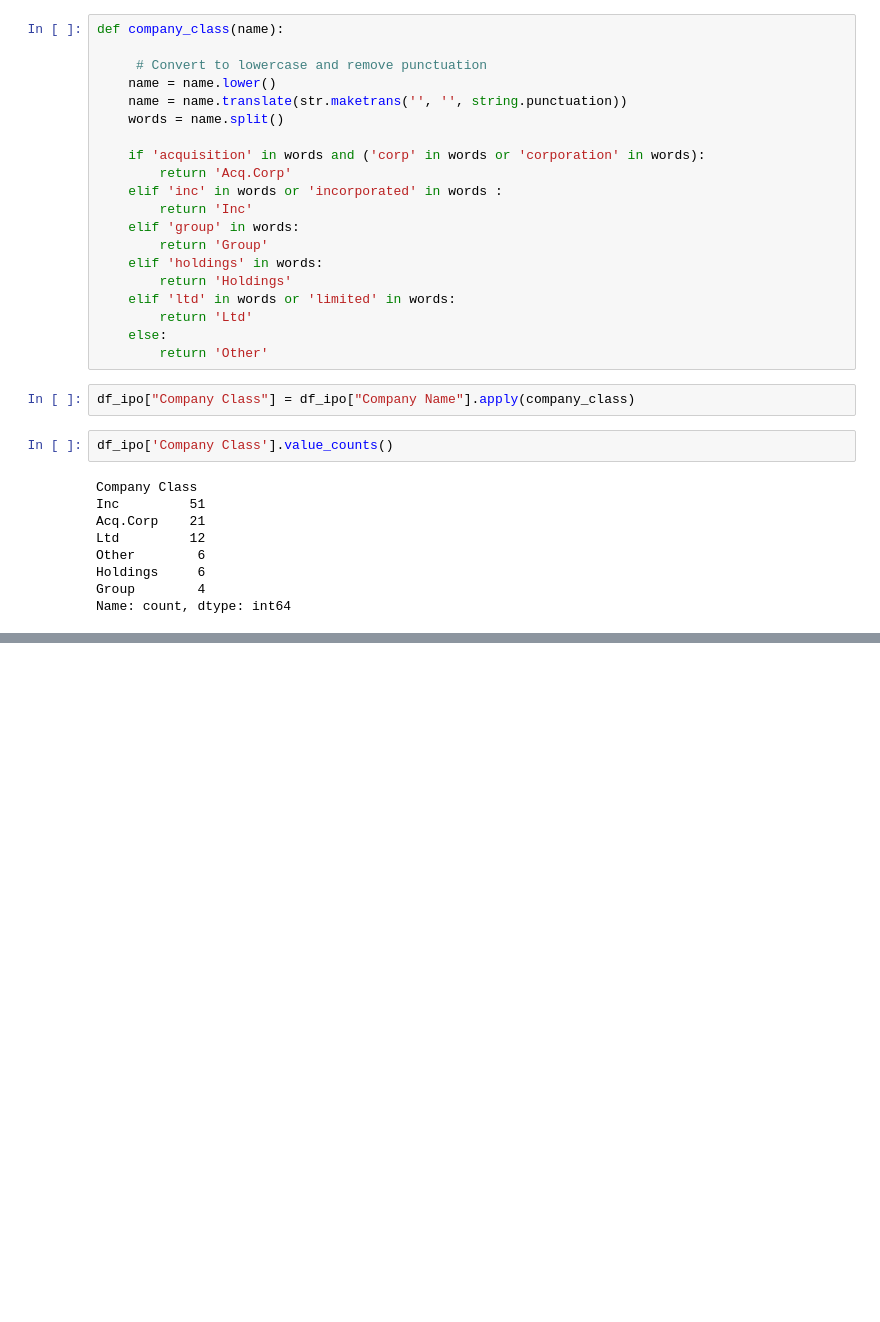
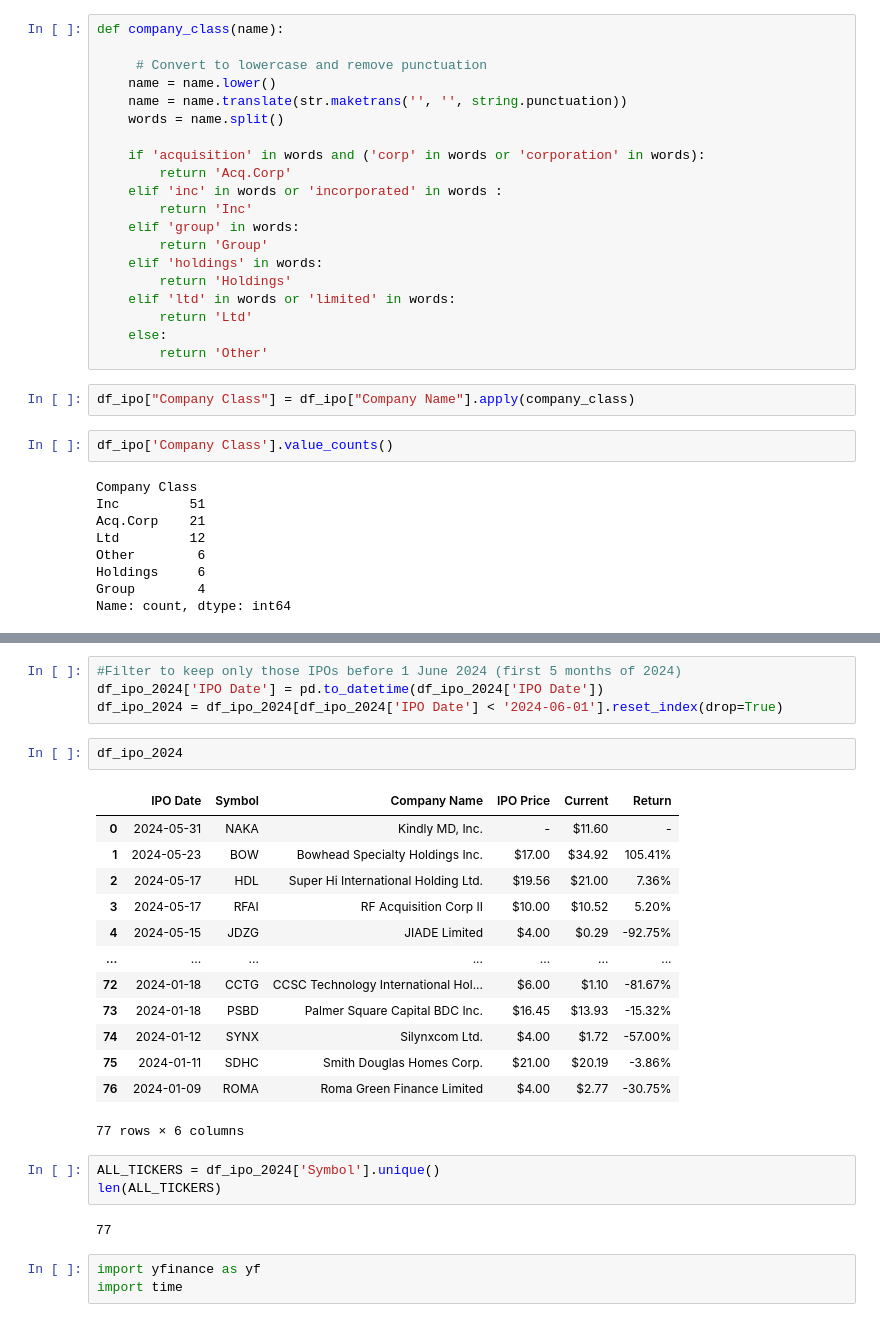
Before and after one commit to Kabalkina/stock_market_analytics_course, a Jupyter notebook: 02-dataframe-analysis/week2.ipynb, the cells around one changed output, grey strips where cells are left out. Drawn from its saved outputs; the diff is of its cells as text; blank space fills up the shorter version.

```diff
--- a/02-dataframe-analysis/week2.ipynb
+++ b/02-dataframe-analysis/week2.ipynb
@@ -72,0 +154,28 @@ Name: count, dtype: int64
+# %%
+#Filter to keep only those IPOs before 1 June 2024 (first 5 months of 2024)
+df_ipo_2024['IPO Date'] = pd.to_datetime(df_ipo_2024['IPO Date'])
+df_ipo_2024 = df_ipo_2024[df_ipo_2024['IPO Date'] < '2024-06-01'].reset_index(drop=True)
+# %%
+df_ipo_2024
+# %% [output]
+|  | IPO Date | Symbol | Company Name | IPO Price | Current | Return |
+| 0 | 2024-05-31 | NAKA | Kindly MD, Inc. | - | $11.60 | - |
+| 1 | 2024-05-23 | BOW | Bowhead Specialty Holdings Inc. | $17.00 | $34.92 | 105.41% |
+| 2 | 2024-05-17 | HDL | Super Hi International Holding Ltd. | $19.56 | $21.00 | 7.36% |
+| 3 | 2024-05-17 | RFAI | RF Acquisition Corp II | $10.00 | $10.52 | 5.20% |
+| 4 | 2024-05-15 | JDZG | JIADE Limited | $4.00 | $0.29 | -92.75% |
+| ... | ... | ... | ... | ... | ... | ... |
+| 72 | 2024-01-18 | CCTG | CCSC Technology International Hol... | $6.00 | $1.10 | -81.67% |
+| 73 | 2024-01-18 | PSBD | Palmer Square Capital BDC Inc. | $16.45 | $13.93 | -15.32% |
+| 74 | 2024-01-12 | SYNX | Silynxcom Ltd. | $4.00 | $1.72 | -57.00% |
+| 75 | 2024-01-11 | SDHC | Smith Douglas Homes Corp. | $21.00 | $20.19 | -3.86% |
+| 76 | 2024-01-09 | ROMA | Roma Green Finance Limited | $4.00 | $2.77 | -30.75% |
+77 rows × 6 columns
+# %%
+ALL_TICKERS = df_ipo_2024['Symbol'].unique()
+len(ALL_TICKERS)
+# %% [output]
+77
+# %%
+import yfinance as yf
+import time
```
Also changed, not shown: parts of 18 cells of this notebook.
